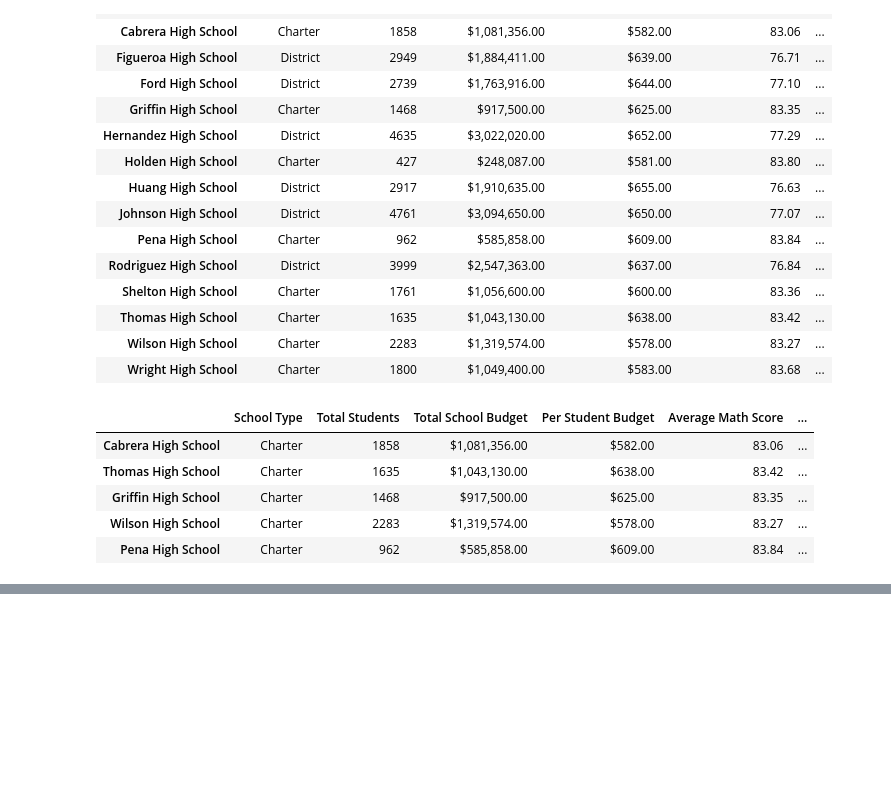
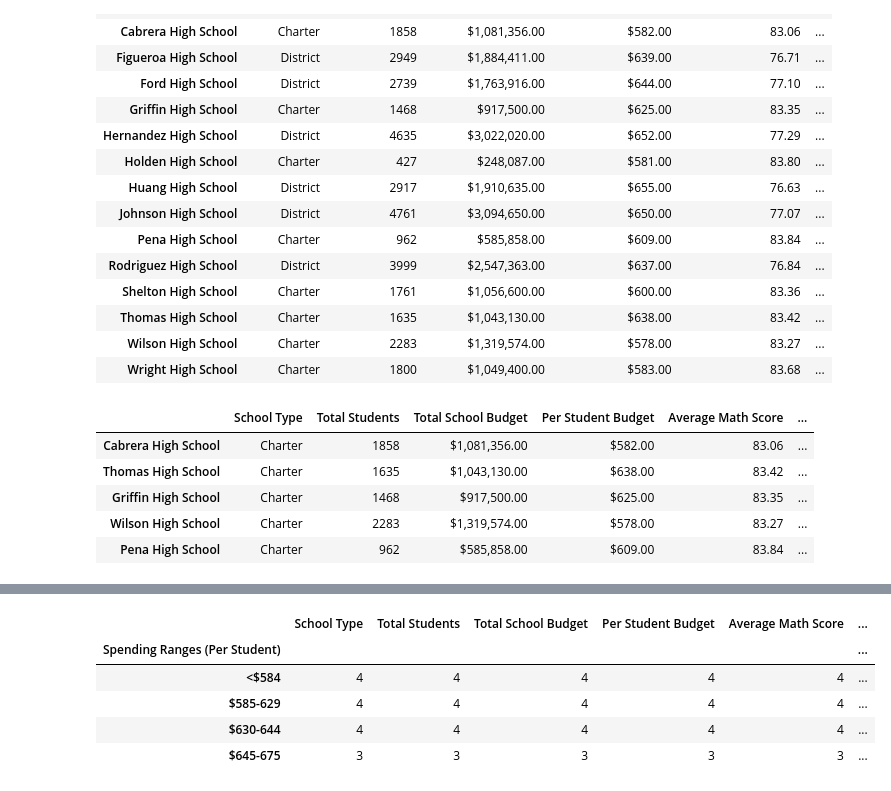
Before and after one commit to khanhh98/School_District_Analysis, a Jupyter notebook: PyCitySchools.ipynb, the cells around one changed output, grey strips where cells are left out. Drawn from its saved outputs; the diff is of its cells as text; code cells hidden in the pictures; blank space fills up the shorter version.

Commit message:
scores by school spending.

```diff
--- a/PyCitySchools.ipynb
+++ b/PyCitySchools.ipynb
@@ -761,0 +829,14 @@ math_scores_by_grade
+# %%
+# Change columns type to calculate each column average
+per_school_summary_df["Average Reading Score"] = per_school_summary_df["Average Reading Score"].astype(float)
+per_school_summary_df["Average Math Score"] = per_school_summary_df["Average Math Score"].astype(float)
+per_school_summary_df["% Passing Math"] = per_school_summary_df["% Passing Math"].astype(float)
+per_school_summary_df["% Passing Reading"] = per_school_summary_df["% Passing Reading"].astype(float)
+per_school_summary_df["% Overall Passing"] = per_school_summary_df["% Overall Passing"].astype(float)
+# %%
+# Cut the per_school_capita into the spending ranges.
+spending_bins = [0,585,630,645,675]
+#per_school_capita = budget_per_student.groupby(pd.cut(budget_per_student,spending_bins)).count()
+# %%
+# Establish group names
+group_names = ["<$584", "$585-629", "$630-644", "$645-675"]
@@ -761,0 +856,11 @@ math_scores_by_grade
+# %%
+# Adding spending range for each student per school in the summary analysis
+per_school_summary_df["Spending Ranges (Per Student)"] = pd.cut(budget_per_student,spending_bins, labels = group_names)
+per_school_summary_df.groupby(["Spending Ranges (Per Student)"]).count()
+# %% [output]
+|  | School Type | Total Students | Total School Budget | Per Student Budget | Average Math Score | ... |
+| Spending Ranges (Per Student) |  |  |  |  |  | ... |
+| <$584 | 4 | 4 | 4 | 4 | 4 | ... |
+| $585-629 | 4 | 4 | 4 | 4 | 4 | ... |
+| $630-644 | 4 | 4 | 4 | 4 | 4 | ... |
+| $645-675 | 3 | 3 | 3 | 3 | 3 | ... |
```
Also changed, not shown: parts of 36 cells of this notebook.
